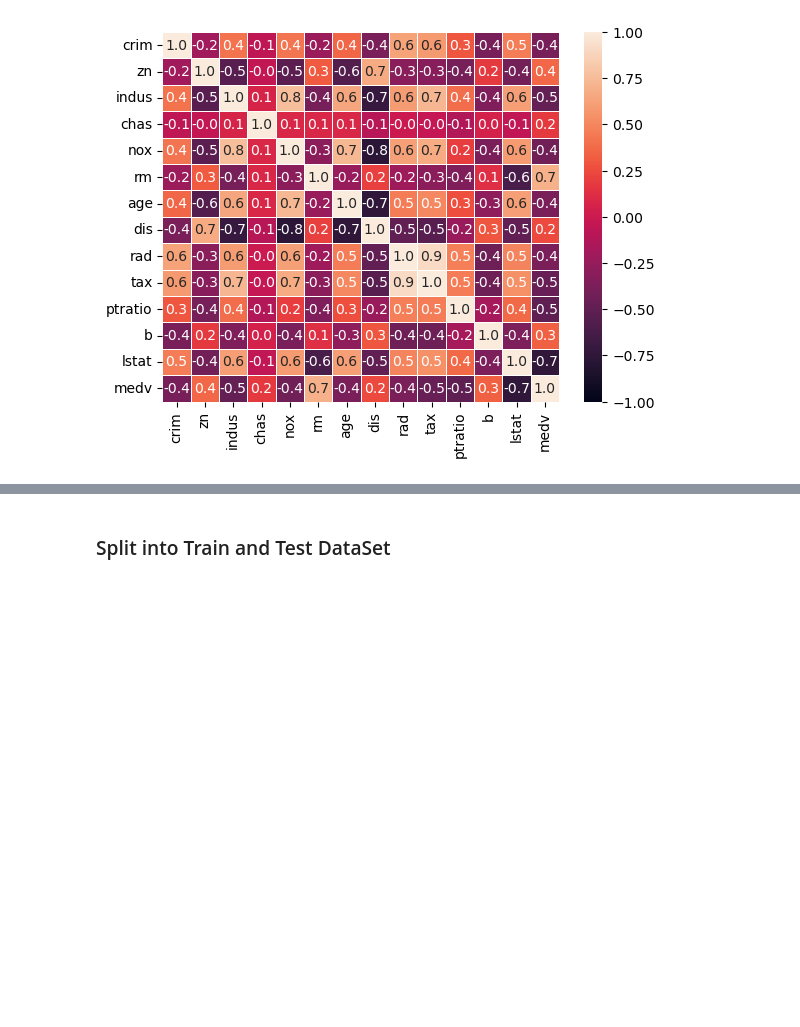
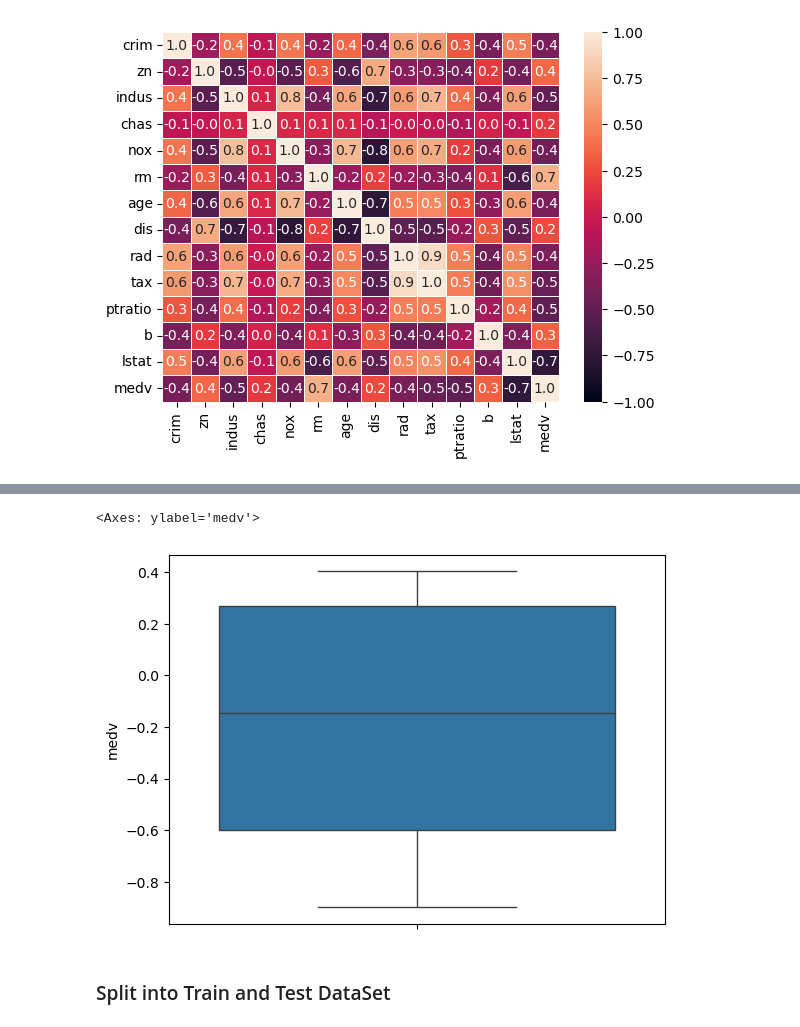
Before and after one commit to sghatak5/Boston-housing-price-prediction-linear-regression, a Jupyter notebook: 01_Data_Preparation.ipynb, the cells around one changed output, grey strips where cells are left out. Cells and saved outputs as stored; diff of their text form; code cells hidden in the pictures; blank space fills up the shorter version.

```diff
--- a/01_Data_Preparation.ipynb
+++ b/01_Data_Preparation.ipynb
@@ -132,3 +175,11 @@ sns.heatmap(df.corr(), vmin=-1, vmax=1, annot=True, linewidths=.5, fmt='.1f')
+# %%
+new_df = df.copy()
+new_df.loc[(new_df['medv'] < l_limit), 'medv'] = l_limit
+new_df.loc[(new_df['medv'] > u_limit), 'medv'] = u_limit
+sns.boxplot(new_df['medv'])
+# %% [output]
+<Axes: ylabel='medv'>
+[figure, added]
 # %% [markdown]
 ### Split into Train and Test DataSet
 # %%
```
Also changed, not shown: parts of 9 cells of this notebook, 6 other files.
